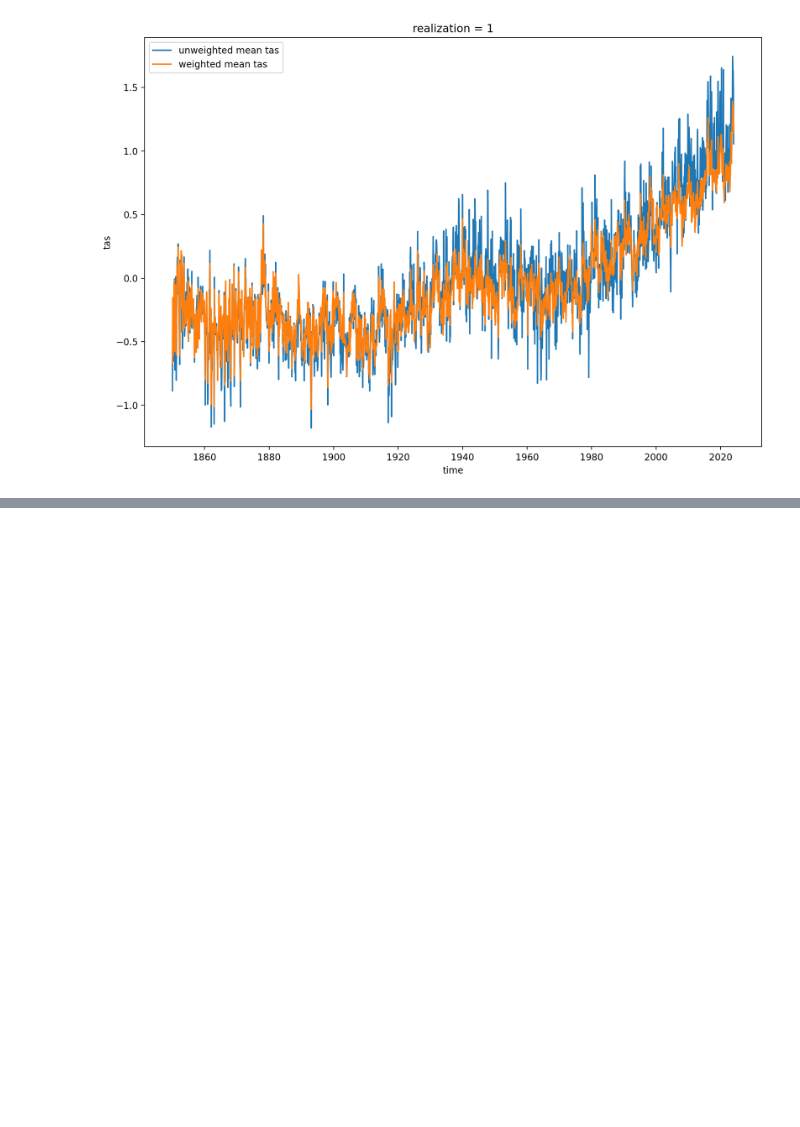
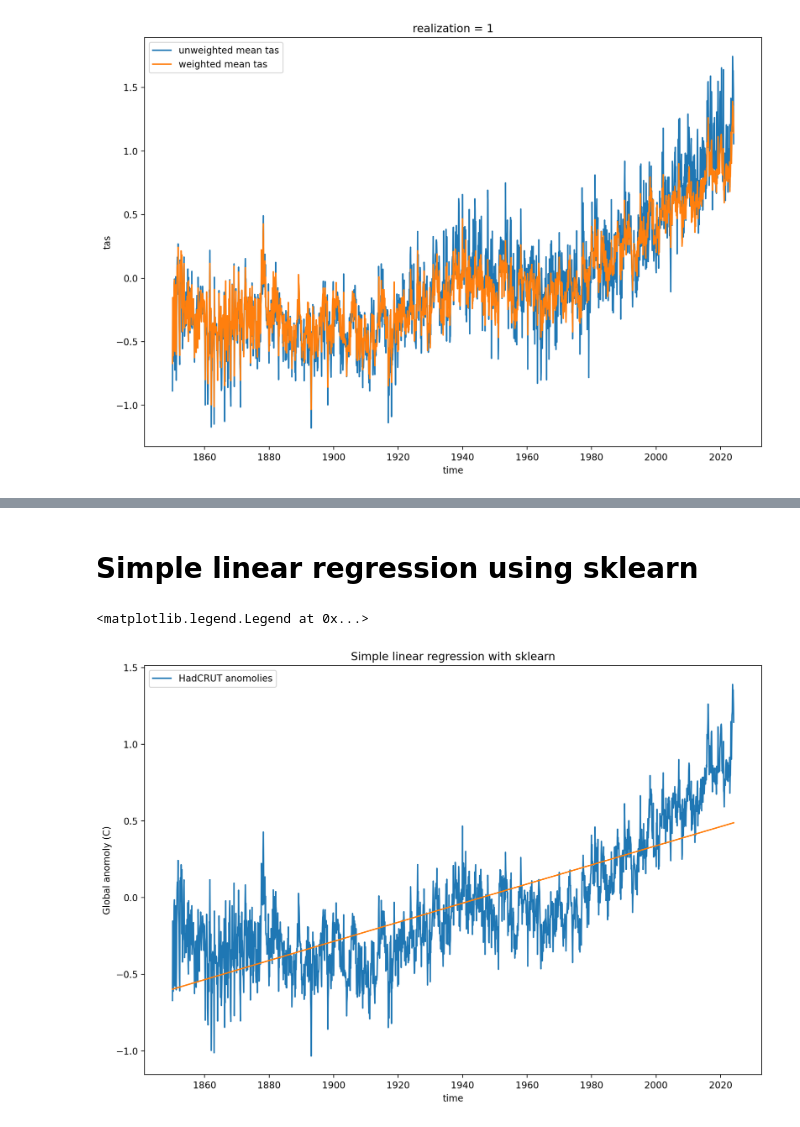
Before and after one commit to AndrewLngdn/hc_analysis, a Jupyter notebook: linear_regression.ipynb, the cells around one changed output, grey strips where cells are left out. Drawn from its saved outputs; the diff is of its cells as text; code cells hidden in the pictures; blank space fills up the shorter version.

```diff
--- a/linear_regression.ipynb
+++ b/linear_regression.ipynb
@@ -55,0 +120,18 @@ plt.legend()
+# %% [markdown]
+# Simple linear regression using sklearn
+# %%
+y_sk = global_anoms.values
+X_sk = global_anoms.time.values.astype("int").reshape(-1, 1)
+
+reg = LinearRegression()
+reg.fit(X_sk, y_sk)
+
+
+global_anoms.plot(label="HadCRUT anomolies")
+plt.plot(global_anoms.time.values, reg.predict(X_sk))
+plt.ylabel("Global anomoly (C)")
+plt.title("Simple linear regression with sklearn")
+plt.legend()
+# %% [output]
+<matplotlib.legend.Legend at 0x...>
+[figure, added]
```
Also changed, not shown: parts of 12 cells of this notebook.
